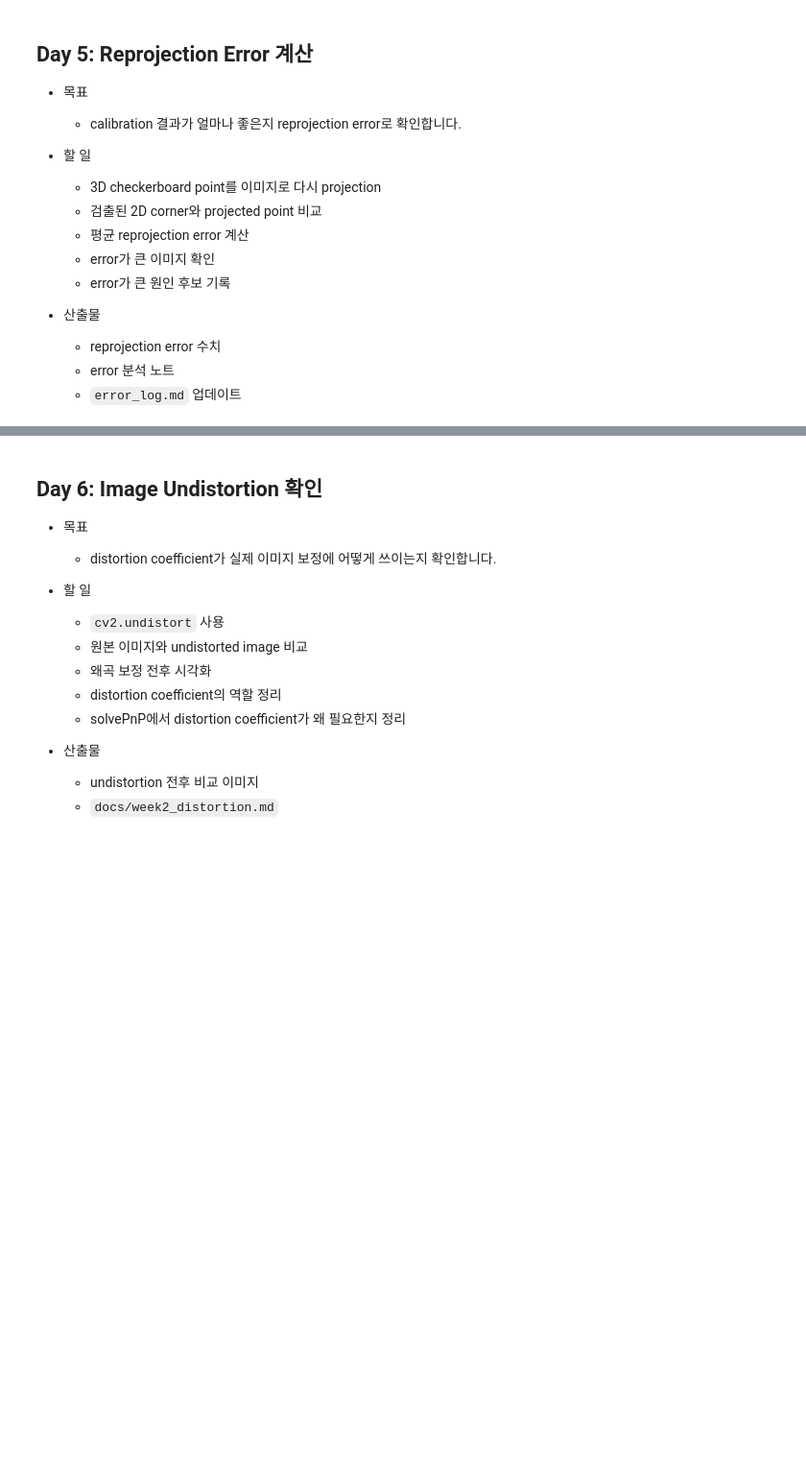
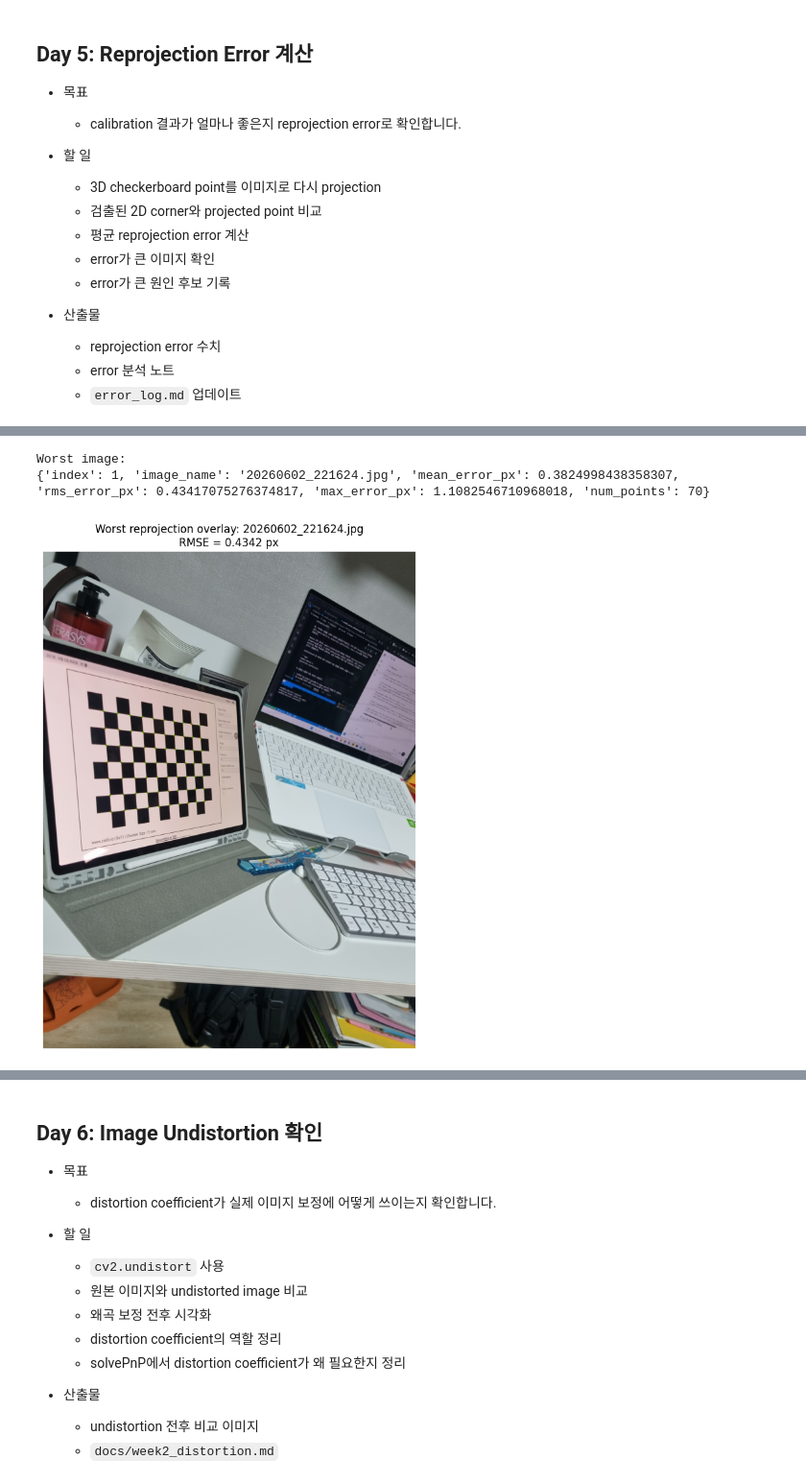
Before and after one commit to ooowedyn/6d-pose-estimation-sprint, a Jupyter notebook: notebooks/week02_camera_calibration.ipynb, the cells around one changed output, grey strips where cells are left out. Shown at 96% size. Drawn from its saved outputs; the diff is of its cells as text; code cells hidden in the pictures; blank space fills up the shorter version.

```diff
--- a/notebooks/week02_camera_calibration.ipynb
+++ b/notebooks/week02_camera_calibration.ipynb
@@ -1895,0 +2246,20 @@ Day 4에서 저장한 `camera_matrix.npy`와 `dist_coeffs.npy`는 Week 3 PnP에
+# %%
+# Code Cell 6: CSV로 저장
+csv_path = result_dir / "reprojection_errors.csv"
+
+with open(csv_path, "w", newline="", encoding="utf-8") as f:
+    writer = csv.DictWriter(
+        f,
+        fieldnames=[
+            "index",
+            "image_name",
+            "mean_error_px",
+            "rms_error_px",
+            "max_error_px",
+            "num_points",
+        ]
+    )
+    writer.writeheader()
+    writer.writerows(per_image_results)
+
+print("Saved:", csv_path)
@@ -1895,0 +2355,30 @@ Day 4에서 저장한 `camera_matrix.npy`와 `dist_coeffs.npy`는 Week 3 PnP에
+# %%
+# Code Cell 9: Error 가장 큰 이미지 확인
+worst = sorted_results[0]
+worst_index = worst["index"]
+worst_image_name = worst["image_name"]
+
+overlay_path = overlay_dir / f"{Path(worst_image_name).stem}_reprojection_overlay.jpg"
+
+print("Worst image:")
+print(worst)
+
+img = cv2.imread(str(overlay_path))
+
+if img is None:
+    print("Failed to load overlay:", overlay_path)
+else:
+    img_rgb = cv2.cvtColor(img, cv2.COLOR_BGR2RGB)
+
+    plt.figure(figsize=(8, 10))
+    plt.imshow(img_rgb)
+    plt.title(
+        f"Worst reprojection overlay: {worst_image_name}\n"
+        f"RMSE = {worst['rms_error_px']:.4f} px"
+    )
+    plt.axis("off")
+    plt.show()
+# %% [output]
+Worst image:
+{'index': 1, 'image_name': '20260602_221624.jpg', 'mean_error_px': 0.3824998438358307, 'rms_error_px': 0.43417075276374817, 'max_error_px': 1.1082546710968018, 'num_points': 70}
+[figure, added]
```
Also changed, not shown: parts of 14 cells of this notebook, 13 other files.
